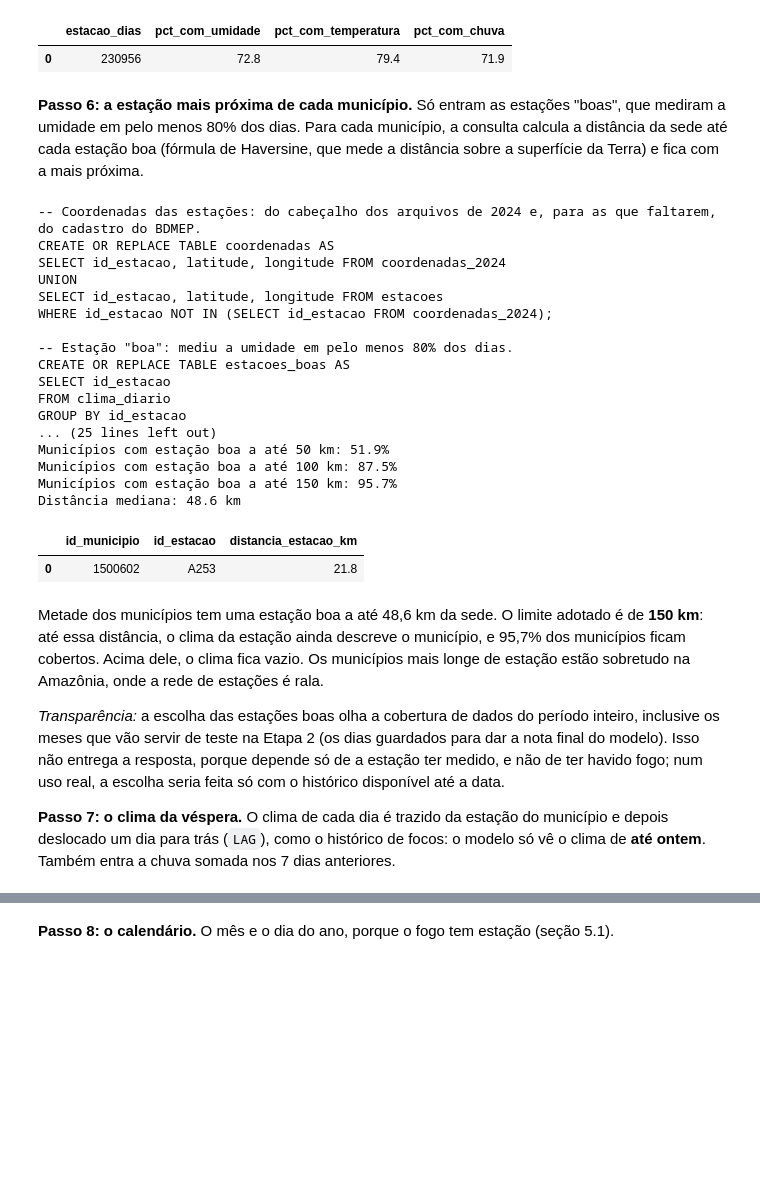
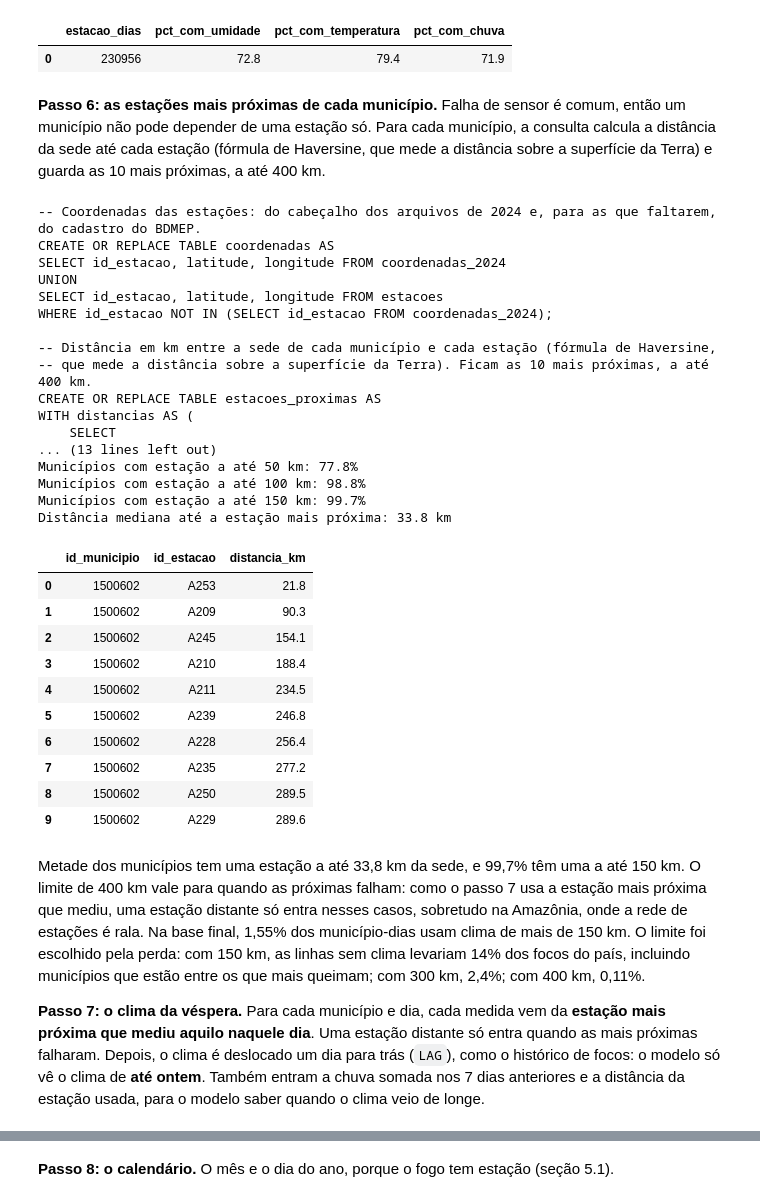
Before and after one commit to heliogil/risco-incendio-municipio, a Jupyter notebook: 01_eda.ipynb, the cells around one changed output, grey strips where cells are left out. Drawn from its saved outputs; the diff is of its cells as text; code cells hidden in the pictures; blank space fills up the shorter version.

```diff
--- a/01_eda.ipynb
+++ b/01_eda.ipynb
@@ -463,50 +463,59 @@ GROUP BY id_estacao, dia
 |  | estacao_dias | pct_com_umidade | pct_com_temperatura | pct_com_chuva |
 | 0 | 230956 | 72.8 | 79.4 | 71.9 |
 # %% [markdown]
-**Passo 6: a estação mais próxima de cada município.** Só entram as estações "boas", que mediram a umidade
-em pelo menos 80% dos dias. Para cada município, a consulta calcula a distância da sede até cada estação boa
-(fórmula de Haversine, que mede a distância sobre a superfície da Terra) e fica com a mais próxima.
+**Passo 6: as estações mais próximas de cada município.** Falha de sensor é comum, então um município não pode
+depender de uma estação só. Para cada município, a consulta calcula a distância da sede até cada estação (fórmula de
+Haversine, que mede a distância sobre a superfície da Terra) e guarda as 10 mais próximas, a até 400 km.
 # %%
-print(cb.ligar_estacao_proxima(con))
-print('Estações boas:', q('SELECT count(*) AS n FROM estacoes_boas')['n'].iloc[0])
-distancias = q('SELECT distancia_estacao_km FROM estacao_proxima')['distancia_estacao_km']
+print(cb.ligar_estacoes_proximas(con))
+mais_proxima = q('''SELECT g.id_municipio, min(p.distancia_km) AS km
+    FROM (SELECT DISTINCT id_municipio FROM grade) g
+    LEFT JOIN estacoes_proximas p ON p.id_municipio = g.id_municipio
+    GROUP BY g.id_municipio''')['km']
 for limite in [50, 100, 150]:
-    print(f'Municípios com estação boa a até {limite} km: {(distancias <= limite).mean():.1%}')
-print(f'Distância mediana: {distancias.median():.1f} km')
-q('SELECT * FROM estacao_proxima WHERE id_municipio = 1500602').round(1)
+    print(f'Municípios com estação a até {limite} km: {(mais_proxima <= limite).mean():.1%}')
+print(f'Distância mediana até a estação mais próxima: {mais_proxima.median():.1f} km')
+q('SELECT * FROM estacoes_proximas WHERE id_municipio = 1500602 ORDER BY distancia_km').round(1)
 # %% [output]
 -- Coordenadas das estações: do cabeçalho dos arquivos de 2024 e, para as que faltarem, do cadastro do BDMEP.
 CREATE OR REPLACE TABLE coordenadas AS
 SELECT id_estacao, latitude, longitude FROM coordenadas_2024
 UNION
 SELECT id_estacao, latitude, longitude FROM estacoes
 WHERE id_estacao NOT IN (SELECT id_estacao FROM coordenadas_2024);
 
--- Estação "boa": mediu a umidade em pelo menos 80% dos dias.
-CREATE OR REPLACE TABLE estacoes_boas AS
-SELECT id_estacao
-FROM clima_diario
-GROUP BY id_estacao
-... (25 lines left out)
-Municípios com estação boa a até 50 km: 51.9%
-Municípios com estação boa a até 100 km: 87.5%
-Municípios com estação boa a até 150 km: 95.7%
-Distância mediana: 48.6 km
+-- Distância em km entre a sede de cada município e cada estação (fórmula de Haversine,
+-- que mede a distância sobre a superfície da Terra). Ficam as 10 mais próximas, a até 400 km.
+CREATE OR REPLACE TABLE estacoes_proximas AS
+WITH distancias AS (
+    SELECT
+... (13 lines left out)
+Municípios com estação a até 50 km: 77.8%
+Municípios com estação a até 100 km: 98.8%
+Municípios com estação a até 150 km: 99.7%
+Distância mediana até a estação mais próxima: 33.8 km
-|  | id_municipio | id_estacao | distancia_estacao_km |
+|  | id_municipio | id_estacao | distancia_km |
 | 0 | 1500602 | A253 | 21.8 |
+| 1 | 1500602 | A209 | 90.3 |
+| 2 | 1500602 | A245 | 154.1 |
+| 3 | 1500602 | A210 | 188.4 |
+| 4 | 1500602 | A211 | 234.5 |
+| 5 | 1500602 | A239 | 246.8 |
+| 6 | 1500602 | A228 | 256.4 |
+| 7 | 1500602 | A235 | 277.2 |
+| 8 | 1500602 | A250 | 289.5 |
+| 9 | 1500602 | A229 | 289.6 |
 # %% [markdown]
-Metade dos municípios tem uma estação boa a até 48,6 km da sede. O limite adotado é de **150 km**: até
-essa distância, o clima da estação ainda descreve o município, e 95,7% dos municípios ficam cobertos. Acima
-dele, o clima fica vazio. Os municípios mais longe de estação estão sobretudo na Amazônia, onde a rede de
-estações é rala.
+Metade dos municípios tem uma estação a até 33,8 km da sede, e 99,7% têm uma a até 150 km. O limite de 400 km vale
+para quando as próximas falham: como o passo 7 usa a estação mais próxima que mediu, uma estação distante só entra
+nesses casos, sobretudo na Amazônia, onde a rede de estações é rala. Na base final, 1,55% dos município-dias usam clima
+de mais de 150 km. O limite foi escolhido pela perda: com 150 km, as linhas sem clima levariam 14% dos focos do país,
+incluindo municípios que estão entre os que mais queimam; com 300 km, 2,4%; com 400 km, 0,11%.
 
-*Transparência:* a escolha das estações boas olha a cobertura de dados do período inteiro, inclusive os meses
-que vão servir de teste na Etapa 2 (os dias guardados para dar a nota final do modelo). Isso não entrega a resposta, porque depende só de a estação ter medido, e
-não de ter havido fogo; num uso real, a escolha seria feita só com o histórico disponível até a data.
-
-**Passo 7: o clima da véspera.** O clima de cada dia é trazido da estação do município e depois deslocado
-um dia para trás (`LAG`), como o histórico de focos: o modelo só vê o clima de **até ontem**. Também entra a
-chuva somada nos 7 dias anteriores.
+**Passo 7: o clima da véspera.** Para cada município e dia, cada medida vem da **estação mais próxima que mediu aquilo
+naquele dia**. Uma estação distante só entra quando as mais próximas falharam. Depois, o clima é deslocado um dia para
+trás (`LAG`), como o histórico de focos: o modelo só vê o clima de **até ontem**. Também entram a chuva somada nos
+7 dias anteriores e a distância da estação usada, para o modelo saber quando o clima veio de longe.
 # %%
 print(cb.criar_clima_vespera(con))
 q(f'SELECT dia, focos, umidade_min_ontem, temp_max_ontem, chuva_ontem, chuva_7d FROM grade {EXEMPLO}')
```
Also changed, not shown: parts of 33 cells of this notebook, 5 other files.
